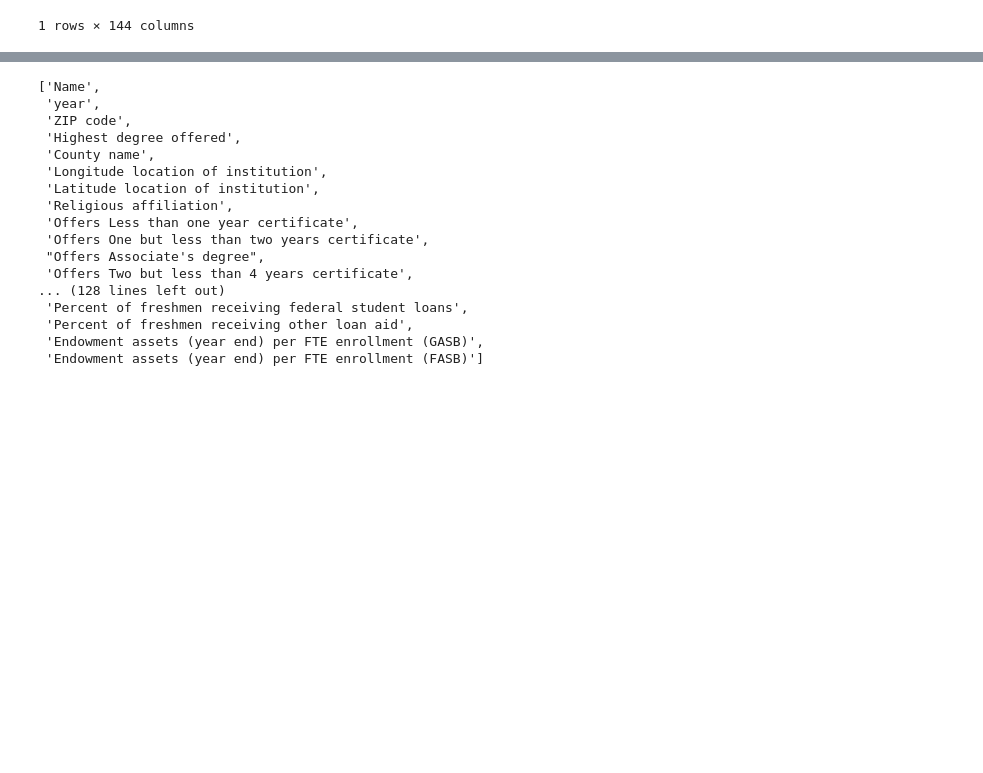
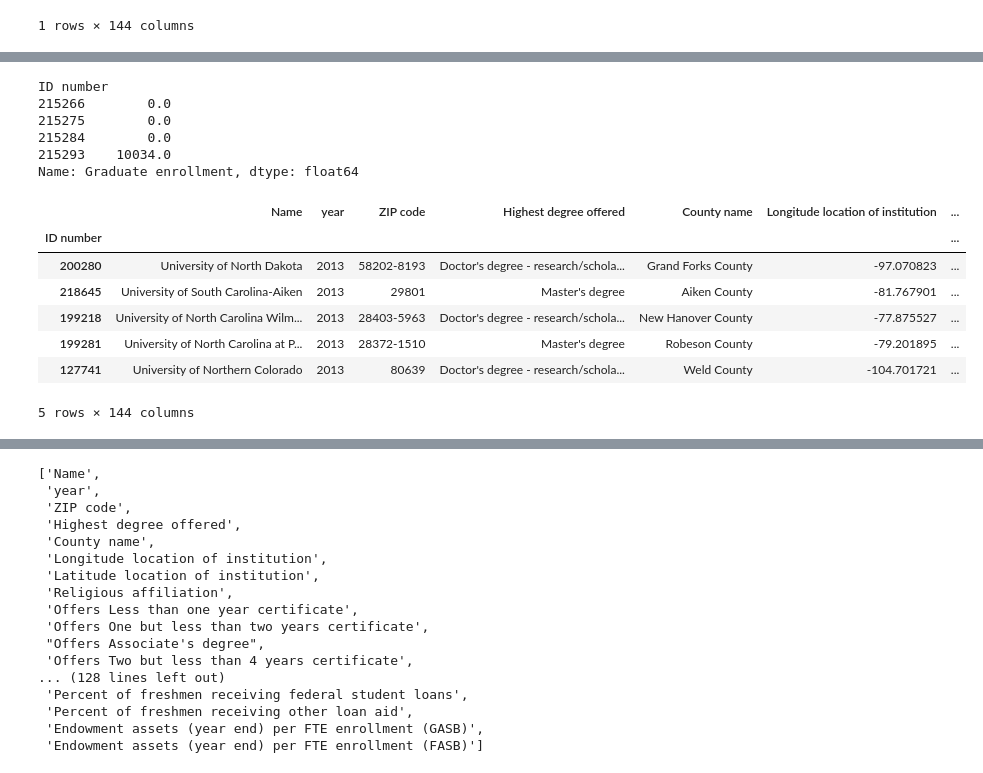
Before and after one commit to ympaik87/keep_your_dreams_alive, a Jupyter notebook: 04-job_listing.ipynb, the cells around one changed output, grey strips where cells are left out. Drawn from its saved outputs; the diff is of its cells as text; code cells hidden in the pictures; blank space fills up the shorter version.

```diff
--- a/04-job_listing.ipynb
+++ b/04-job_listing.ipynb
@@ -210,0 +230,21 @@ University of Iowa  >>>  ['University of Iowa'] 1
+# %%
+pitts_df['Graduate enrollment'].idm
+# %% [output]
+ID number
+215266        0.0
+215275        0.0
+215284        0.0
+215293    10034.0
+Name: Graduate enrollment, dtype: float64
+# %%
+ids = school_trimmed_df['Name'].apply(lambda x: difflib.SequenceMatcher(None, 'University of North Carolina', x).ratio()).sort_values(ascending=False)[:5]
+school_df.loc[ids.index]
+# %% [output]
+|  | Name | year | ZIP code | Highest degree offered | County name | Longitude location of institution | ... |
+| ID number |  |  |  |  |  |  | ... |
+| 200280 | University of North Dakota | 2013 | 58202-8193 | Doctor's degree - research/schola... | Grand Forks County | -97.070823 | ... |
+| 218645 | University of South Carolina-Aiken | 2013 | 29801 | Master's degree | Aiken County | -81.767901 | ... |
+| 199218 | University of North Carolina Wilm... | 2013 | 28403-5963 | Doctor's degree - research/schola... | New Hanover County | -77.875527 | ... |
+| 199281 | University of North Carolina at P... | 2013 | 28372-1510 | Master's degree | Robeson County | -79.201895 | ... |
+| 127741 | University of Northern Colorado | 2013 | 80639 | Doctor's degree - research/schola... | Weld County | -104.701721 | ... |
+5 rows × 144 columns
```
Also changed, not shown: parts of 26 cells of this notebook, 2 other files.
